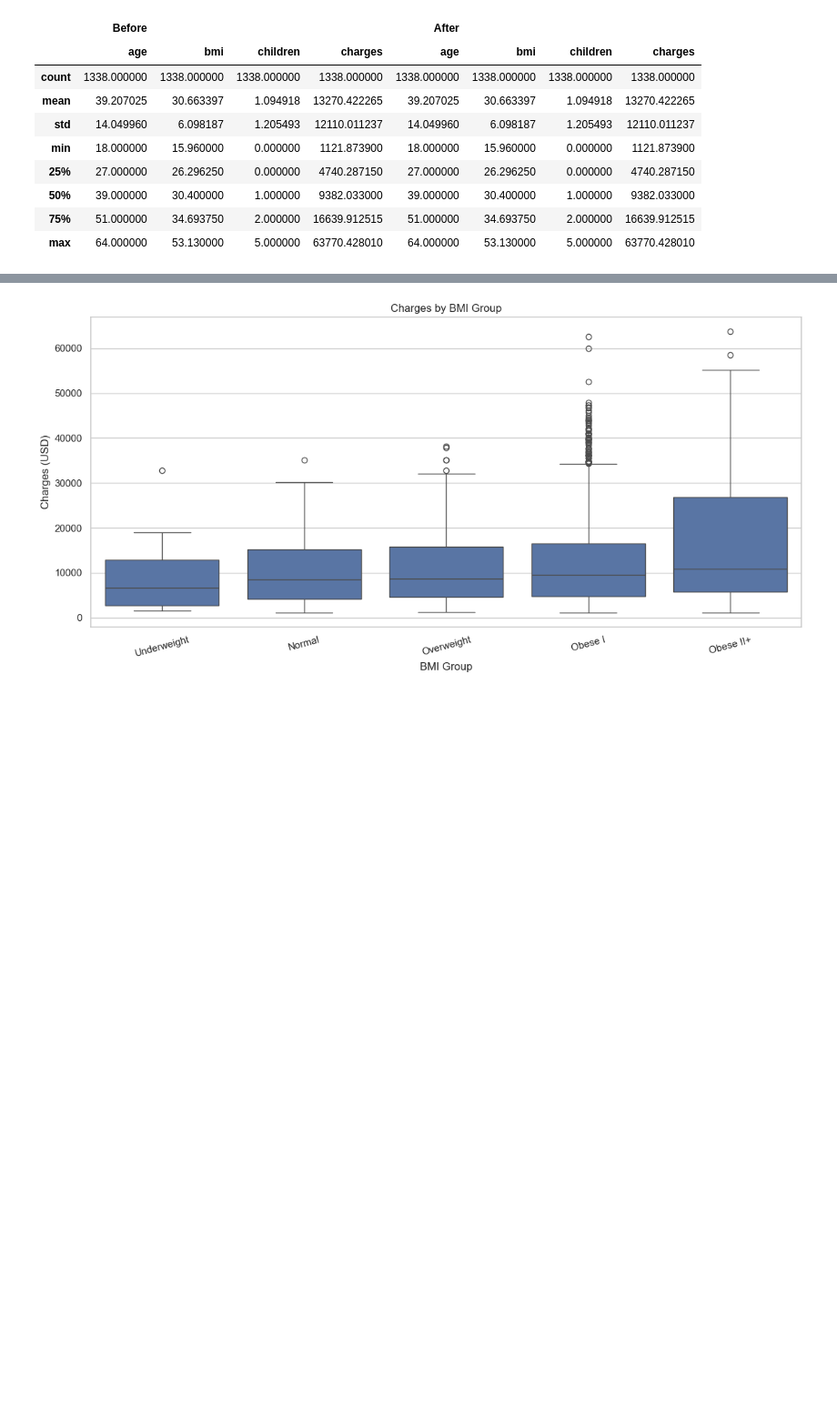
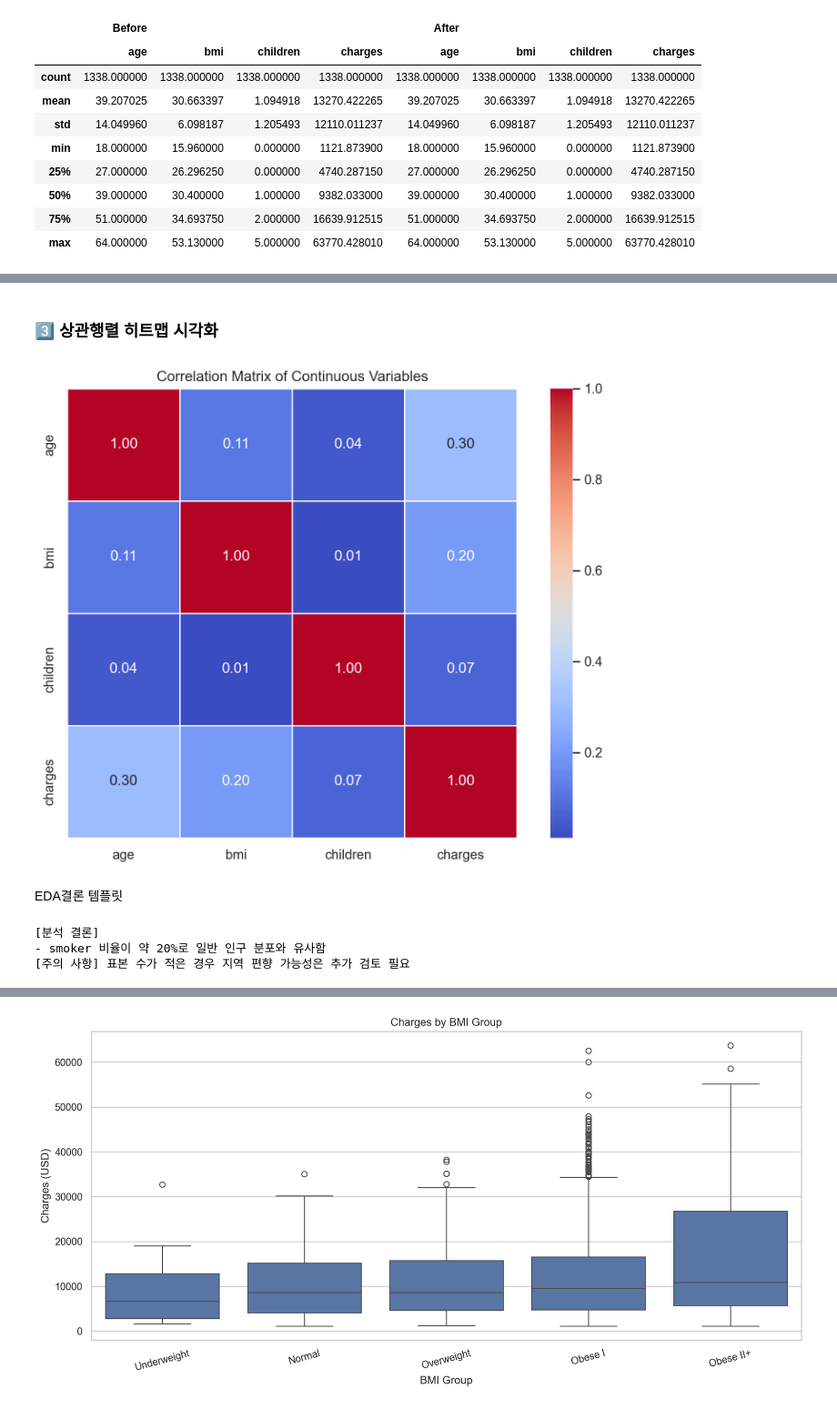
Before and after one commit to GYULLTANGURRI/main, a Jupyter notebook: 12월/데이터분석 캡스톤/데이터분석 캡스톤06/데이터분석 캡스톤06.ipynb, the cells around one changed output, grey strips where cells are left out. Shown at 91% size. Cells and saved outputs as stored; diff of their text form; code cells hidden in the pictures; blank space fills up the shorter version.

```diff
--- a/12월/데이터분석 캡스톤/데이터분석 캡스톤06/데이터분석 캡스톤06.ipynb
+++ b/12월/데이터분석 캡스톤/데이터분석 캡스톤06/데이터분석 캡스톤06.ipynb
@@ -221,0 +346,18 @@ children
+# %%
+import numpy as np
+from scipy.stats import f_oneway
+
+# log 변환
+origin['log_charges'] = np.log(origin['charges'])
+
+# 그룹별 데이터 분리
+group_18_30 = origin.loc[origin['age_group'] == '18-30', 'log_charges']
+group_31_50 = origin.loc[origin['age_group'] == '31-50', 'log_charges']
+group_51 = origin.loc[origin['age_group'] == '51+', 'log_charges']
+
+# ANOVA
+anova_result = f_oneway(group_18_30, group_31_50, group_51)
+
+print("ANOVA 결과")
+print(f"F-statistic: {anova_result.statistic:.4f}")
+print(f"p-value: {anova_result.pvalue:.6f}")
@@ -221,0 +415,5 @@ children
+# %%
+import pandas as pd
+
+num_cols = ['age', 'bmi', 'children', 'charges']
+data_num = origin[num_cols]
@@ -221,0 +422,3 @@ children
+# %%
+corr_matrix = data_num.corr(method='pearson')
+corr_matrix
@@ -221,0 +431,39 @@ children
+# %% [markdown]
+### 3️⃣ 상관행렬 히트맵 시각화
+# %%
+import matplotlib.pyplot as plt
+import seaborn as sns
+
+plt.figure(figsize=(8, 6))
+sns.heatmap(
+    corr_matrix,
+    annot=True,
+    fmt=".2f",
+    cmap="coolwarm",
+    linewidths=0.5,
+    square=True
+)
+
+plt.title("Correlation Matrix of Continuous Variables")
+plt.tight_layout()
+plt.show()
+# %% [output]
+[figure, added]
+# %% [markdown]
+EDA결론 템플릿
+# %%
+def eda_conclusion(summary, risk=None):
+    print("\n[분석 결론]")
+    print(f"- {summary}")
+    if risk:
+        print(f"[주의 사항] {risk}")
+
+# 사용 예시 다시 작성
+eda_conclusion(
+    summary="smoker 비율이 약 20%로 일반 인구 분포와 유사함",
+    risk="표본 수가 적은 경우 지역 편향 가능성은 추가 검토 필요"
+)
+# %% [output]
+[분석 결론]
+- smoker 비율이 약 20%로 일반 인구 분포와 유사함
+[주의 사항] 표본 수가 적은 경우 지역 편향 가능성은 추가 검토 필요
```
Also changed, not shown: parts of 43 cells of this notebook.
